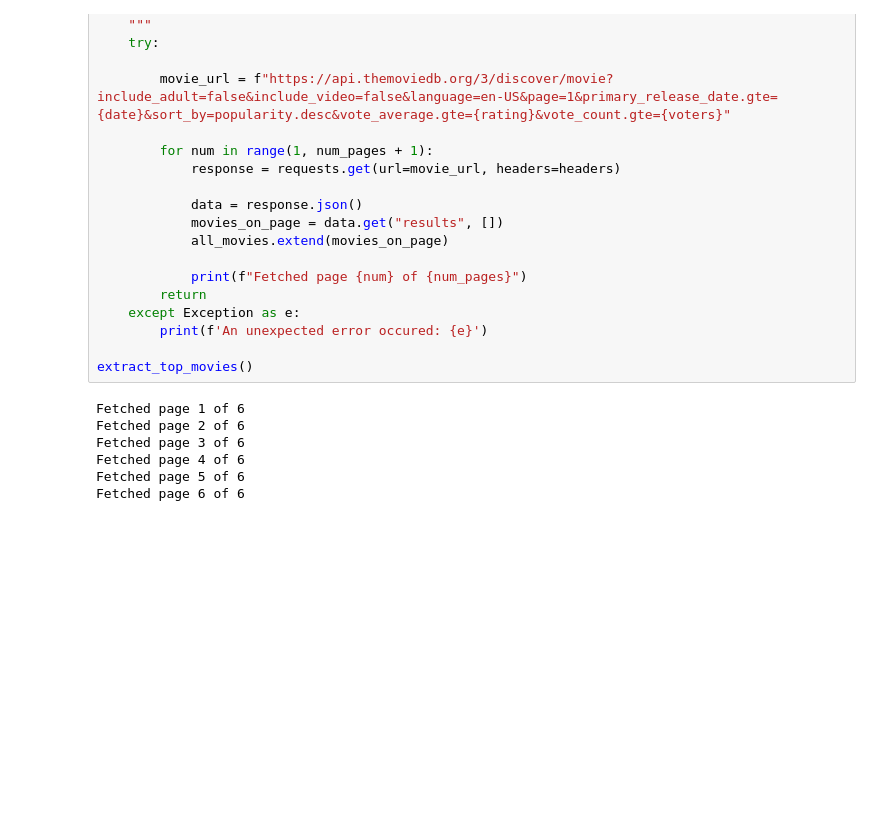
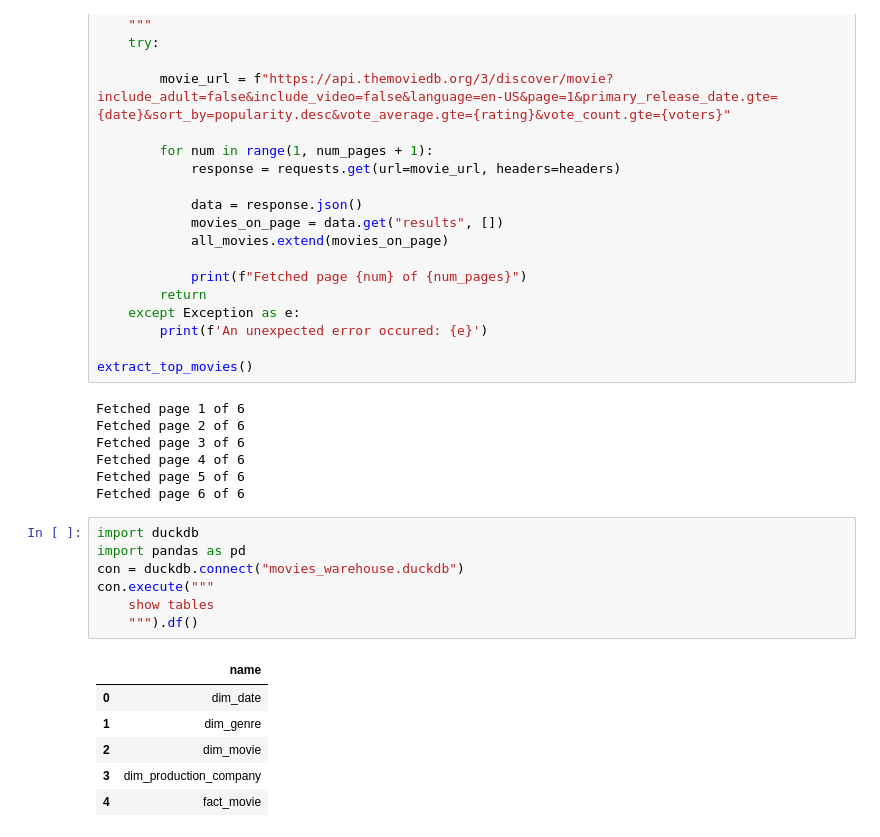
Before and after one commit to chinedum-mafiana/TMDB-ETL-with-duckdb, a Jupyter notebook: df.ipynb, the cells around one changed output. Saved outputs shown, nothing was run; the diff lists cells and outputs as text; blank space fills up the shorter version.

```diff
--- a/df.ipynb
+++ b/df.ipynb
@@ -436,3 +436,17 @@ Fetched page 3 of 6
 Fetched page 4 of 6
 Fetched page 5 of 6
 Fetched page 6 of 6
+# %%
+import duckdb
+import pandas as pd
+con = duckdb.connect("movies_warehouse.duckdb")
+con.execute("""
+    show tables
+    """).df()
+# %% [output]
+|  | name |
+| 0 | dim_date |
+| 1 | dim_genre |
+| 2 | dim_movie |
+| 3 | dim_production_company |
+| 4 | fact_movie |
```
Also changed, not shown: parts of 4 cells of this notebook, 1 other file.
